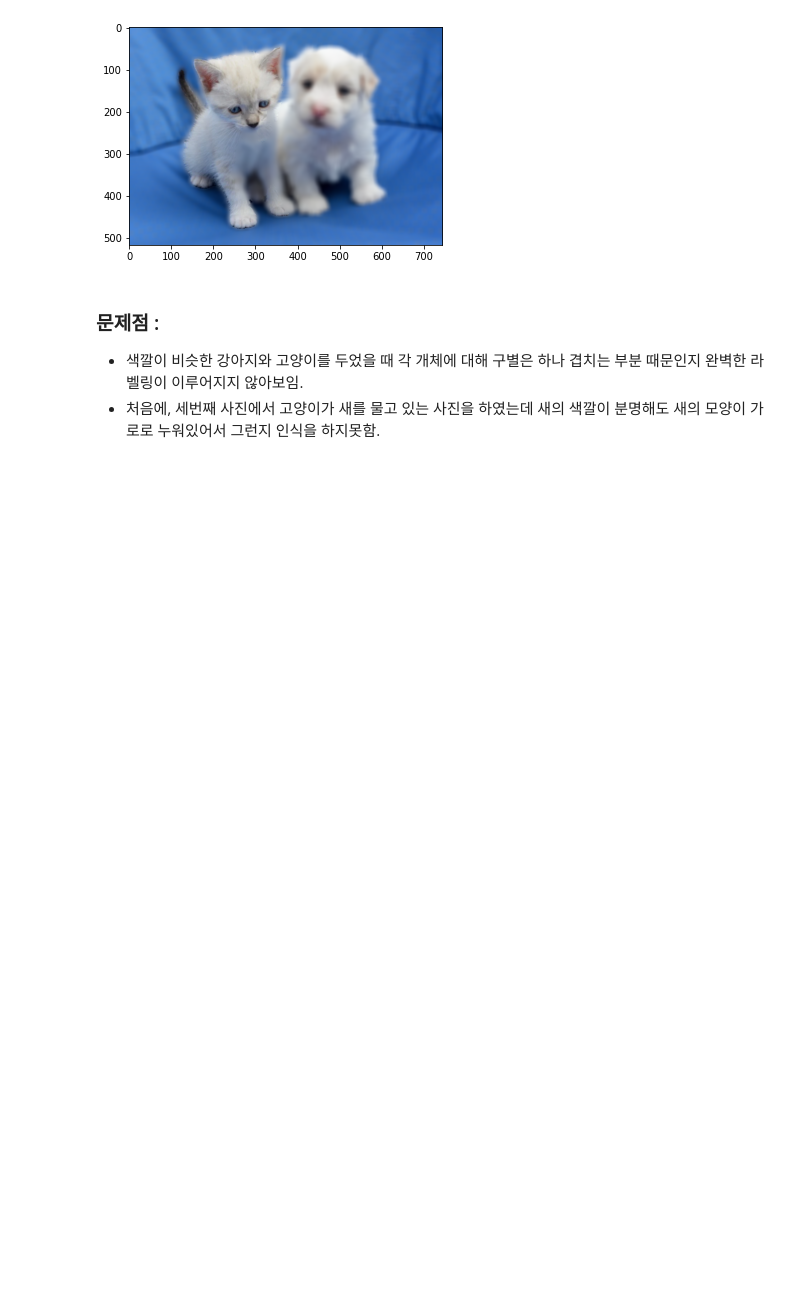
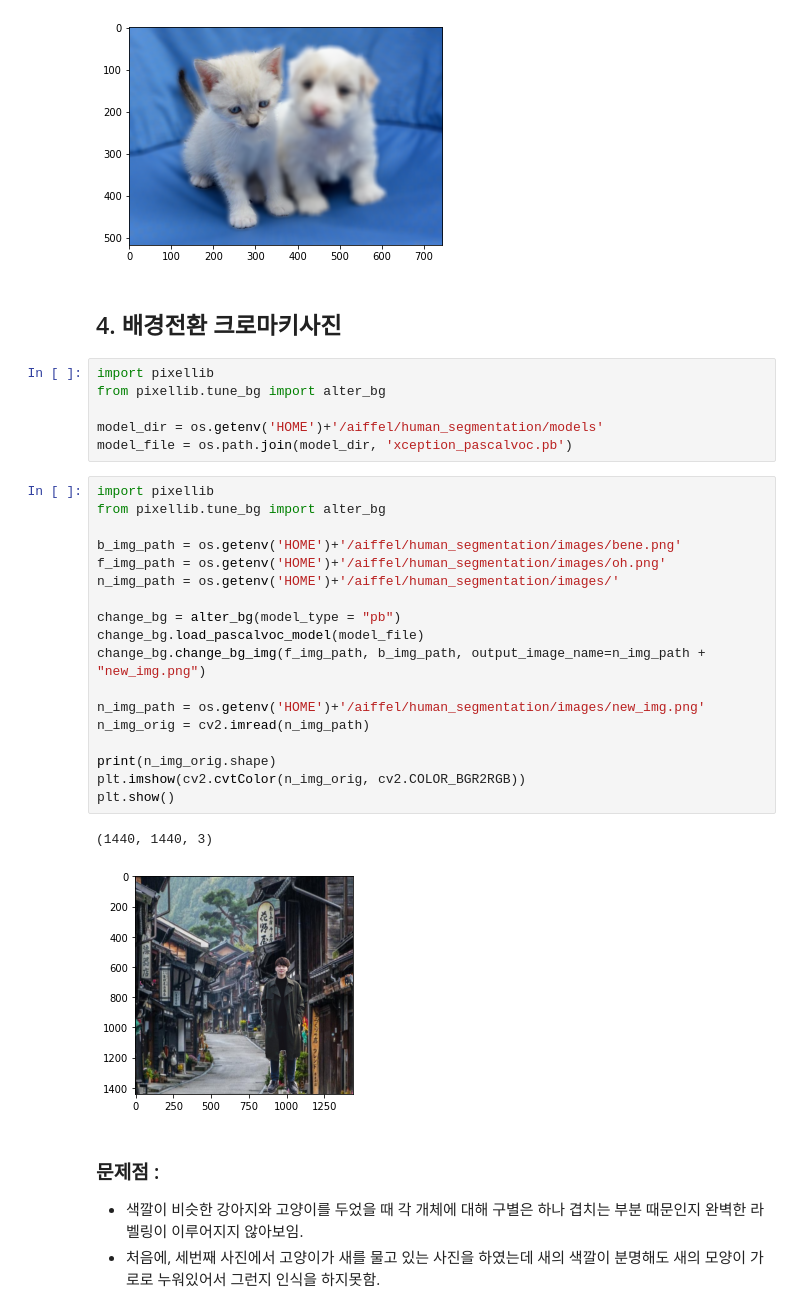
Before and after one commit to WONJINOH/-AIFFEL-Deep-Learning-projects, a Jupyter notebook: [E-07] shallow focus 인물사진 만들기.ipynb, the cells around one changed output. Drawn from its saved outputs; the diff is of its cells as text; blank space fills up the shorter version.

```diff
--- a/[E-07] shallow focus 인물사진 만들기.ipynb
+++ b/[E-07] shallow focus 인물사진 만들기.ipynb
@@ -503,6 +510,35 @@ plt.imshow(cv2.cvtColor(img_concat, cv2.COLOR_BGR2RGB))
 plt.show()
 # %% [output]
 [figure]
+# %% [markdown]
+## 4. 배경전환 크로마키사진
+# %%
+import pixellib
+from pixellib.tune_bg import alter_bg
+
+model_dir = os.getenv('HOME')+'/aiffel/human_segmentation/models'
+model_file = os.path.join(model_dir, 'xception_pascalvoc.pb')
+# %%
+import pixellib
+from pixellib.tune_bg import alter_bg
+
+b_img_path = os.getenv('HOME')+'/aiffel/human_segmentation/images/bene.png'
+f_img_path = os.getenv('HOME')+'/aiffel/human_segmentation/images/oh.png'
+n_img_path = os.getenv('HOME')+'/aiffel/human_segmentation/images/'
+
+change_bg = alter_bg(model_type = "pb")
+change_bg.load_pascalvoc_model(model_file)
+change_bg.change_bg_img(f_img_path, b_img_path, output_image_name=n_img_path + "new_img.png")
+
+n_img_path = os.getenv('HOME')+'/aiffel/human_segmentation/images/new_img.png'
+n_img_orig = cv2.imread(n_img_path)
+
+print(n_img_orig.shape)
+plt.imshow(cv2.cvtColor(n_img_orig, cv2.COLOR_BGR2RGB))
+plt.show()
+# %% [output]
+(1440, 1440, 3)
+[figure, added]
 # %% [markdown]
 ### 문제점 :
 - 색깔이 비슷한 강아지와 고양이를 두었을 때 각 개체에 대해 구별은 하나 겹치는 부분 때문인지 완벽한 라벨링이 이루어지지 않아보임.
```
Also changed, not shown: parts of 2 cells of this notebook, 1 other file.
